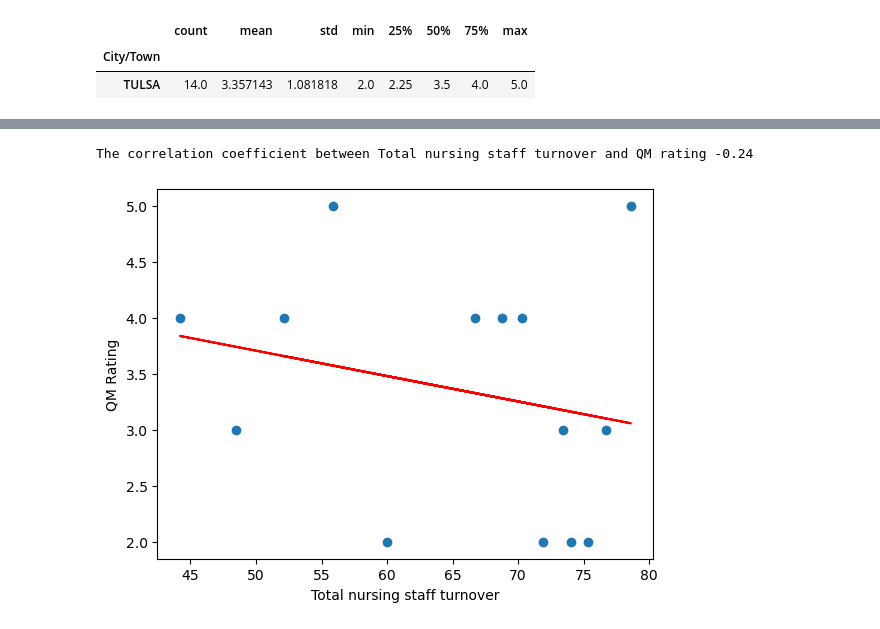
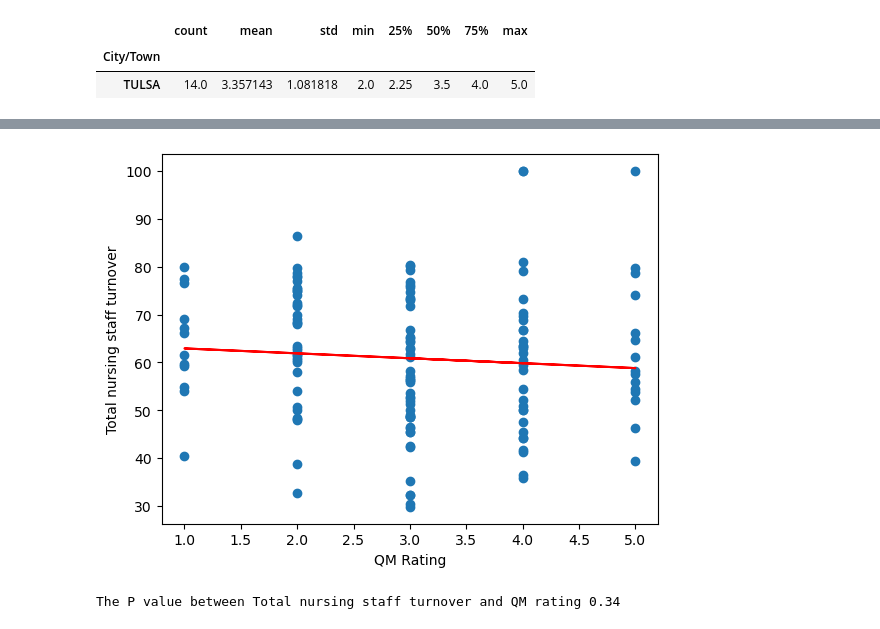
Before and after one commit to wanderfarther/Project_1, a Jupyter notebook: nursing_home_comparisons-Copy1.ipynb, the cells around one changed output, grey strips where cells are left out. Drawn from its saved outputs; the diff is of its cells as text; code cells hidden in the pictures.

```diff
--- a/nursing_home_comparisons-Copy1.ipynb
+++ b/nursing_home_comparisons-Copy1.ipynb
@@ -183,21 +146,21 @@ plt.show()
-# %%
-# weak negative relationship
-# Calculate the correlation coefficient between Staff Turnover and QM rating.
-print(f"The correlation coefficient between Total nursing staff turnover and QM rating {round(st.pearsonr(Total_nursing_staff_turnover,QM_Rating)[0],2)}")
-# %% [output]
-The correlation coefficient between Total nursing staff turnover and QM rating -0.24
 # %%
- # Add the linear regression equation and line to plot
-x_values = tulsa_reduced_data['Total nursing staff turnover']
-y_values = tulsa_reduced_data['QM Rating']
+ # Add the linear regression equation and line to plot. Null hypothesis says there is no linear trend.
+
+y_values = ok_reduced_data['Total nursing staff turnover']
+x_values = ok_reduced_data['QM Rating']
 (slope, intercept, rvalue, pvalue, stderr) = linregress(x_values, y_values)
 regress_values = x_values * slope + intercept
 line_eq = "y = " + str(round(slope,2)) + "x + " + str(round(intercept,2))
 plt.scatter(x_values,y_values)
 plt.plot(x_values,regress_values,"r-")
 plt.annotate(line_eq,(5.8,0.8),fontsize=15,color="red")
-plt.xlabel('Total nursing staff turnover')
-plt.ylabel('QM Rating')
+plt.ylabel('Total nursing staff turnover')
+plt.xlabel('QM Rating')
 plt.show()
 # %% [output]
-[figure, old version]
+[figure, new version]
+# %%
+    # If p value is less than 5% you can reject the null hypothesis and conclusion is there is no linear trend. The p value for a linear trend is .34 so there is no linear trend.
+print(f"The P value between Total nursing staff turnover and QM rating {round(st.pearsonr(Total_nursing_staff_turnover,QM_Rating)[1],2)}")
+# %% [output]
+The P value between Total nursing staff turnover and QM rating 0.34
```
Also changed, not shown: parts of 6 cells of this notebook.
